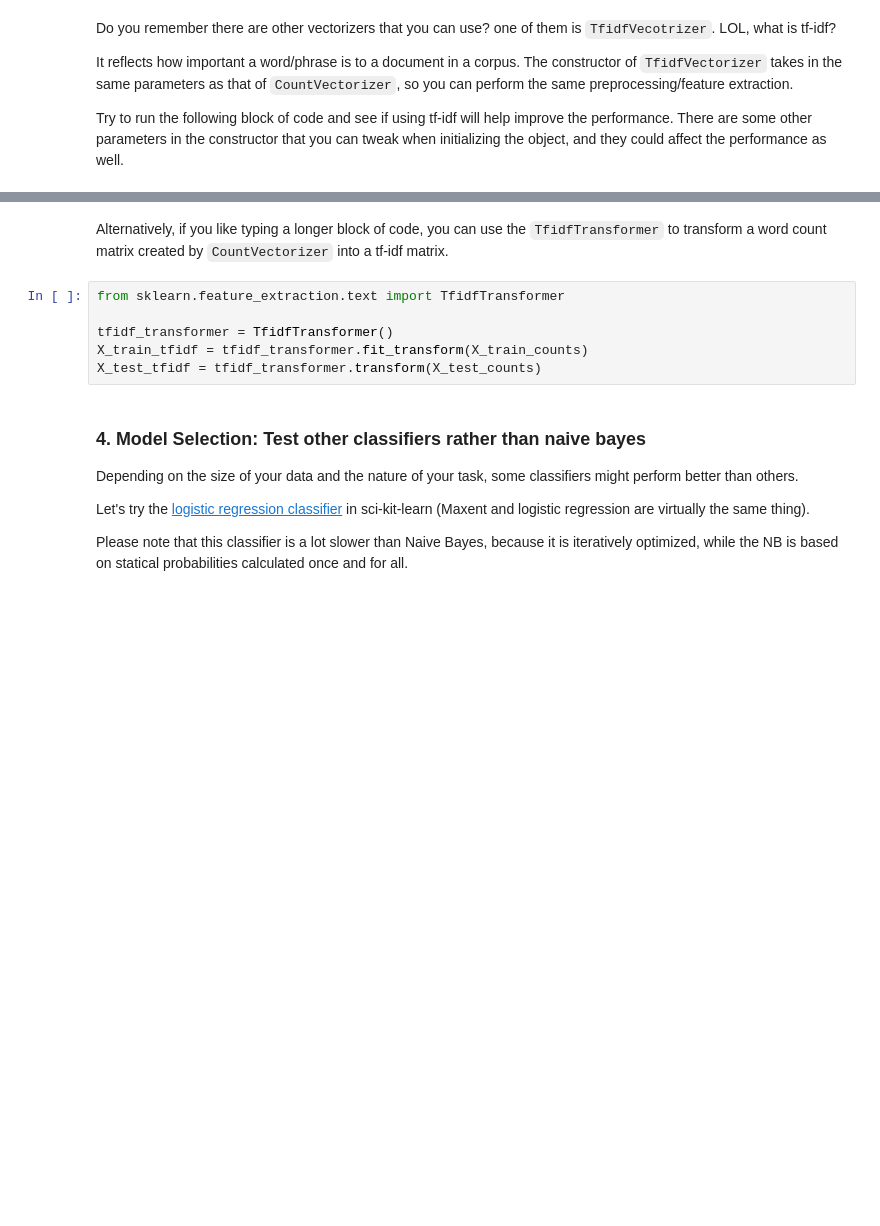
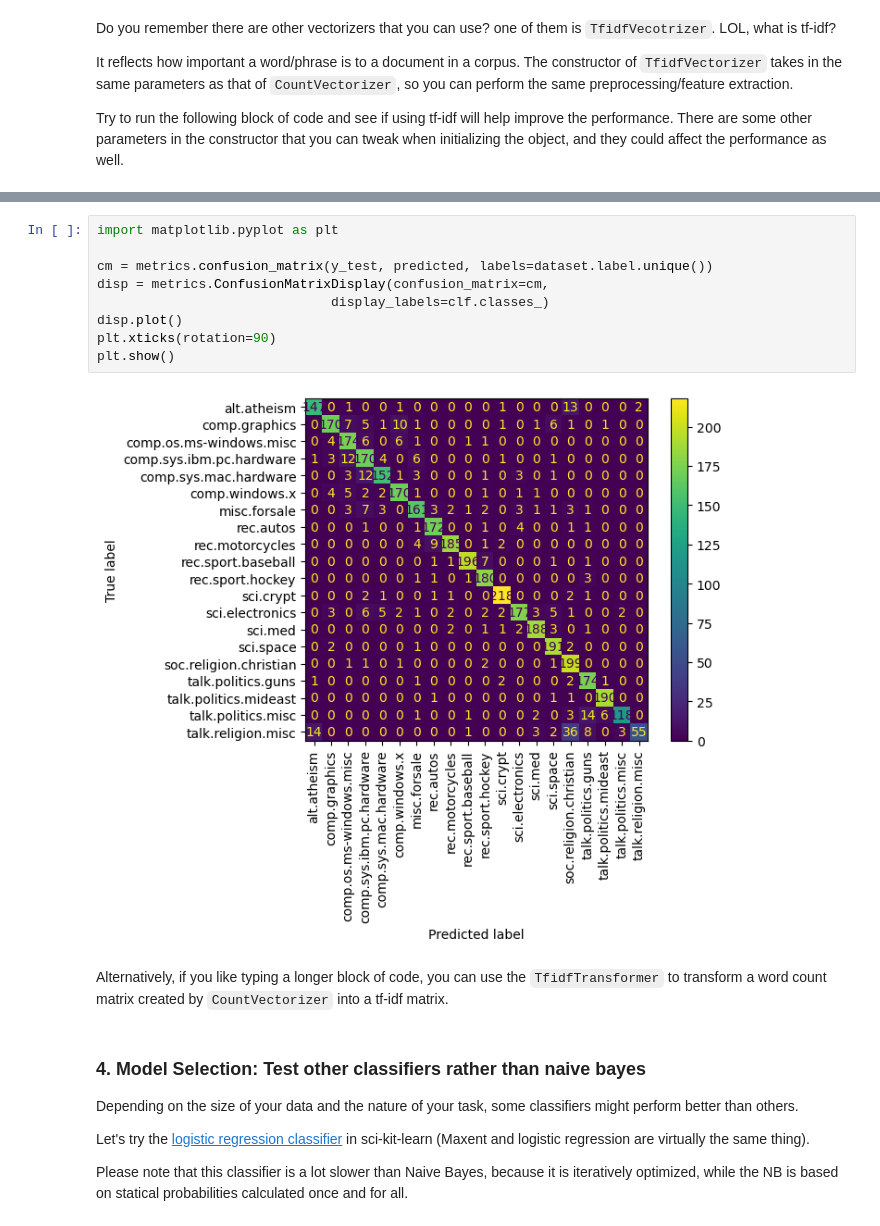
Before and after one commit to lorenzo-stacchio/NLP_Hands_On_UNIMC, a Jupyter notebook: exercise_1/News_Classifier_Sklearn.ipynb, the cells around one changed output, grey strips where cells are left out. Saved outputs shown, nothing was run; the diff lists cells and outputs as text; blank space fills up the shorter version.

```diff
--- a/exercise_1/News_Classifier_Sklearn.ipynb
+++ b/exercise_1/News_Classifier_Sklearn.ipynb
@@ -284,11 +321,16 @@ comp.sys.ibm.pc.hardware       0.77      0.87      0.82       201
+# %%
+import matplotlib.pyplot as plt
+
+cm = metrics.confusion_matrix(y_test, predicted, labels=dataset.label.unique())
+disp = metrics.ConfusionMatrixDisplay(confusion_matrix=cm,
+                              display_labels=clf.classes_)
+disp.plot()
+plt.xticks(rotation=90)
+plt.show()
+# %% [output]
+[figure, added]
 # %% [markdown]
 Alternatively, if you like typing a longer block of code, you can use the `TfidfTransformer` to transform a word count matrix created by `CountVectorizer` into a tf-idf matrix.
-# %%
-from sklearn.feature_extraction.text import TfidfTransformer
-
-tfidf_transformer = TfidfTransformer()
-X_train_tfidf = tfidf_transformer.fit_transform(X_train_counts)
-X_test_tfidf = tfidf_transformer.transform(X_test_counts)
 # %% [markdown]
 ### 4. Model Selection: Test other classifiers rather than naive bayes
 
```
Also changed, not shown: parts of 18 cells of this notebook, 1 other file.
